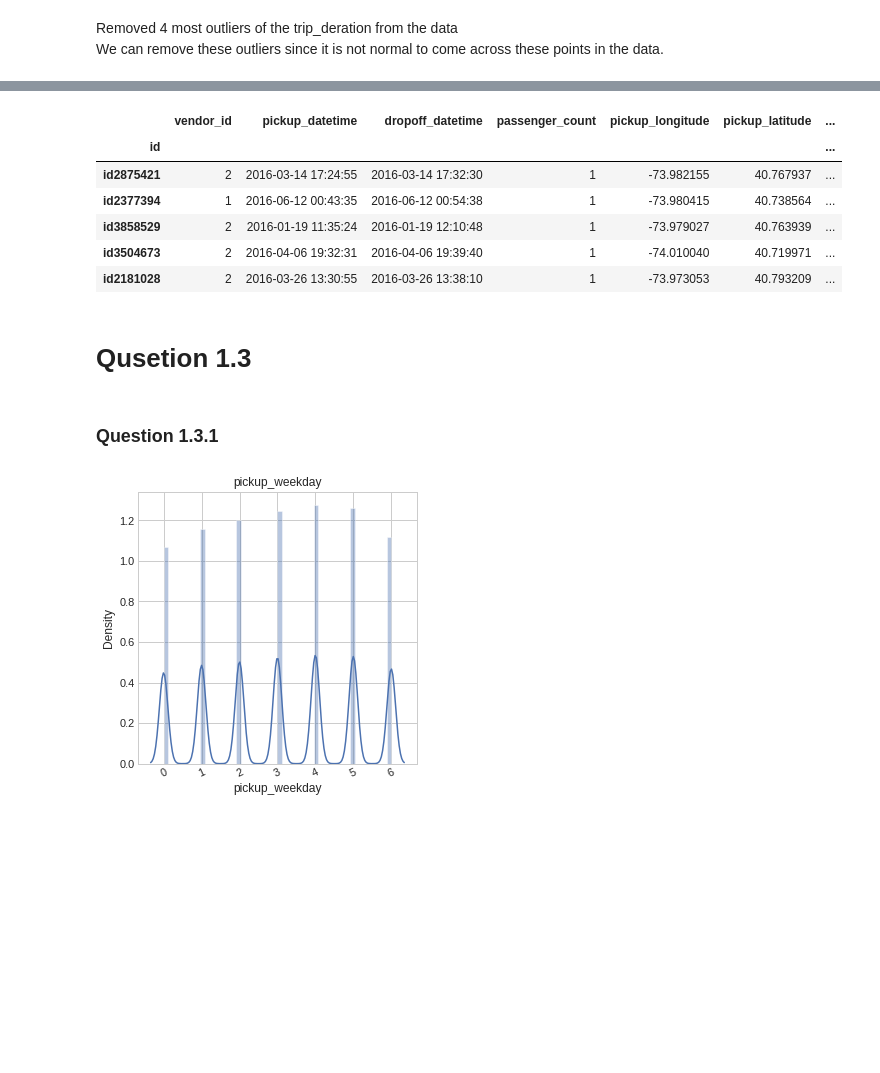
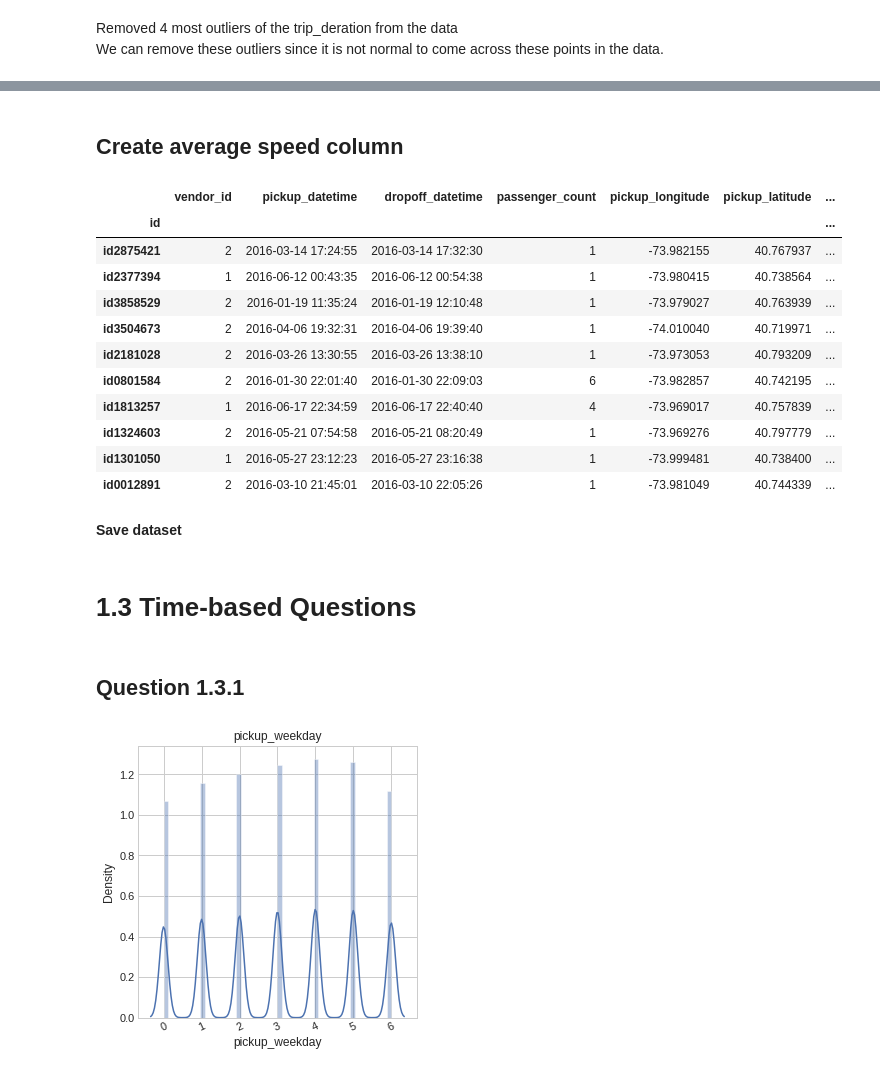
Before and after one commit to BongumusaSizwe/DVE, a Jupyter notebook: Assignment 2/Assignment2.ipynb, the cells around one changed output, grey strips where cells are left out. Cells and saved outputs as stored; diff of their text form; code cells hidden in the pictures; blank space fills up the shorter version.

```diff
--- a/Assignment 2/Assignment2.ipynb
+++ b/Assignment 2/Assignment2.ipynb
@@ -102,32 +147,22 @@ memory usage: 122.4+ MB
+# %% [markdown]
+## Create average speed column
 # %%
-#Distance of trip
-#### distance features
-df['dist_long'] = df['pickup_longitude'] - df['dropoff_longitude']
-
-
-df['dist_lat'] = df['pickup_latitude'] - df['dropoff_latitude']
-
-
-df['trip_dist'] = np.sqrt(np.square(df['dist_long']) + np.square(df['dist_lat']))
-
-df.drop(['dist_long','dist_lat'], axis='columns', inplace=True)
-
-#Adding day of week
-df['pickup_weekday'] = df['pickup_datetime'].dt.weekday
-
-df['dropoff_weekday'] = df['dropoff_datetime'].dt.weekday
-
-#speed
-df['ave_speed'] = 1000000 * df['trip_dist'] / df['trip_duration']
-
-df['ave_speed'] = df['ave_speed'].round(decimals = 0)
+# Average speed(km/hr)
+df['ave_speed'] = df['trip_dist']/(df['trip_duration'].apply(lambda x: x/3600))
+df['ave_speed'] = df['ave_speed'].round(decimals = 2)
+df.head(10)
+# %% [output]
+|  | vendor_id | pickup_datetime | dropoff_datetime | passenger_count | pickup_longitude | pickup_latitude | ... |
+| id |  |  |  |  |  |  | ... |
+| id2875421 | 2 | 2016-03-14 17:24:55 | 2016-03-14 17:32:30 | 1 | -73.982155 | 40.767937 | ... |
+| id2377394 | 1 | 2016-06-12 00:43:35 | 2016-06-12 00:54:38 | 1 | -73.980415 | 40.738564 | ... |
+| id3858529 | 2 | 2016-01-19 11:35:24 | 2016-01-19 12:10:48 | 1 | -73.979027 | 40.763939 | ... |
+| id3504673 | 2 | 2016-04-06 19:32:31 | 2016-04-06 19:39:40 | 1 | -74.010040 | 40.719971 | ... |
+| id2181028 | 2 | 2016-03-26 13:30:55 | 2016-03-26 13:38:10 | 1 | -73.973053 | 40.793209 | ... |
+| id0801584 | 2 | 2016-01-30 22:01:40 | 2016-01-30 22:09:03 | 6 | -73.982857 | 40.742195 | ... |
+| id1813257 | 1 | 2016-06-17 22:34:59 | 2016-06-17 22:40:40 | 4 | -73.969017 | 40.757839 | ... |
+| id1324603 | 2 | 2016-05-21 07:54:58 | 2016-05-21 08:20:49 | 1 | -73.969276 | 40.797779 | ... |
+| id1301050 | 1 | 2016-05-27 23:12:23 | 2016-05-27 23:16:38 | 1 | -73.999481 | 40.738400 | ... |
+| id0012891 | 2 | 2016-03-10 21:45:01 | 2016-03-10 22:05:26 | 1 | -73.981049 | 40.744339 | ... |
-# %%
-df.head()
-# %% [output]
-|  | vendor_id | pickup_datetime | dropoff_datetime | passenger_count | pickup_longitude | pickup_latitude | ... |
-| id |  |  |  |  |  |  | ... |
-| id2875421 | 2 | 2016-03-14 17:24:55 | 2016-03-14 17:32:30 | 1 | -73.982155 | 40.767937 | ... |
-| id2377394 | 1 | 2016-06-12 00:43:35 | 2016-06-12 00:54:38 | 1 | -73.980415 | 40.738564 | ... |
-| id3858529 | 2 | 2016-01-19 11:35:24 | 2016-01-19 12:10:48 | 1 | -73.979027 | 40.763939 | ... |
-| id3504673 | 2 | 2016-04-06 19:32:31 | 2016-04-06 19:39:40 | 1 | -74.010040 | 40.719971 | ... |
-| id2181028 | 2 | 2016-03-26 13:30:55 | 2016-03-26 13:38:10 | 1 | -73.973053 | 40.793209 | ... |
+# %% [markdown]
+**Save dataset**
@@ -134,7 +171,7 @@ df.head()
 # %% [markdown]
-# Qusetion 1.3
+# 1.3 Time-based Questions
 # %% [markdown]
-### Question 1.3.1
+## Question 1.3.1
 # %%
 def plot_distribution(dataset, cols=5, width=20, height=15, hspace=0.2, wspace=0.5):
     plt.style.use('seaborn-whitegrid')
```
Also changed, not shown: parts of 24 cells of this notebook, 8 other files.
